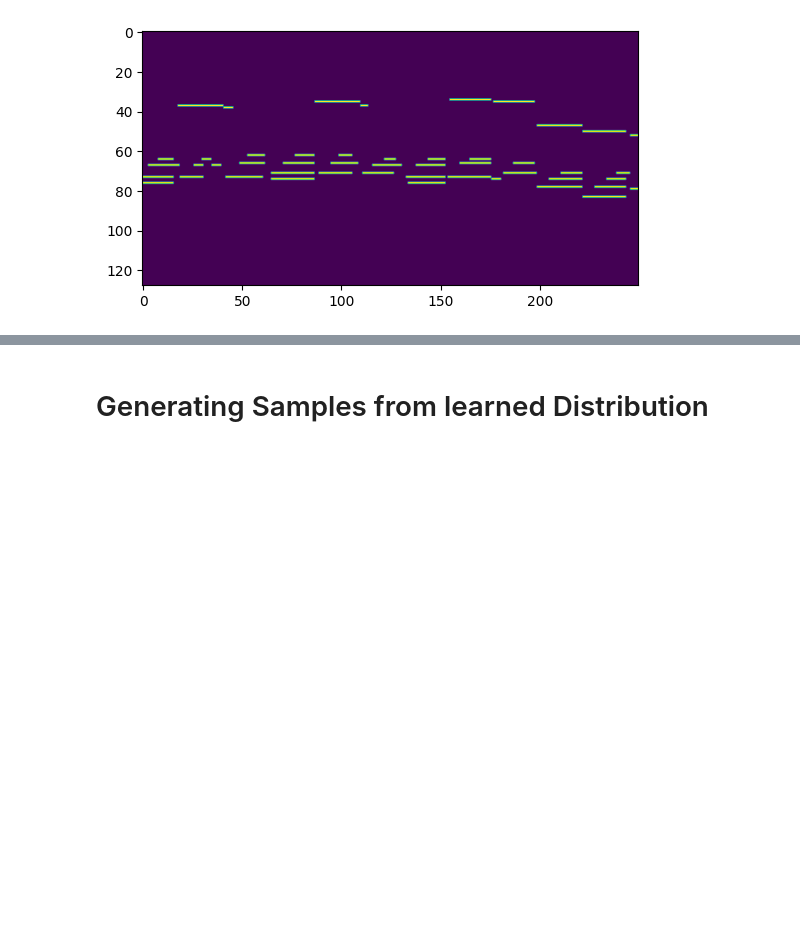
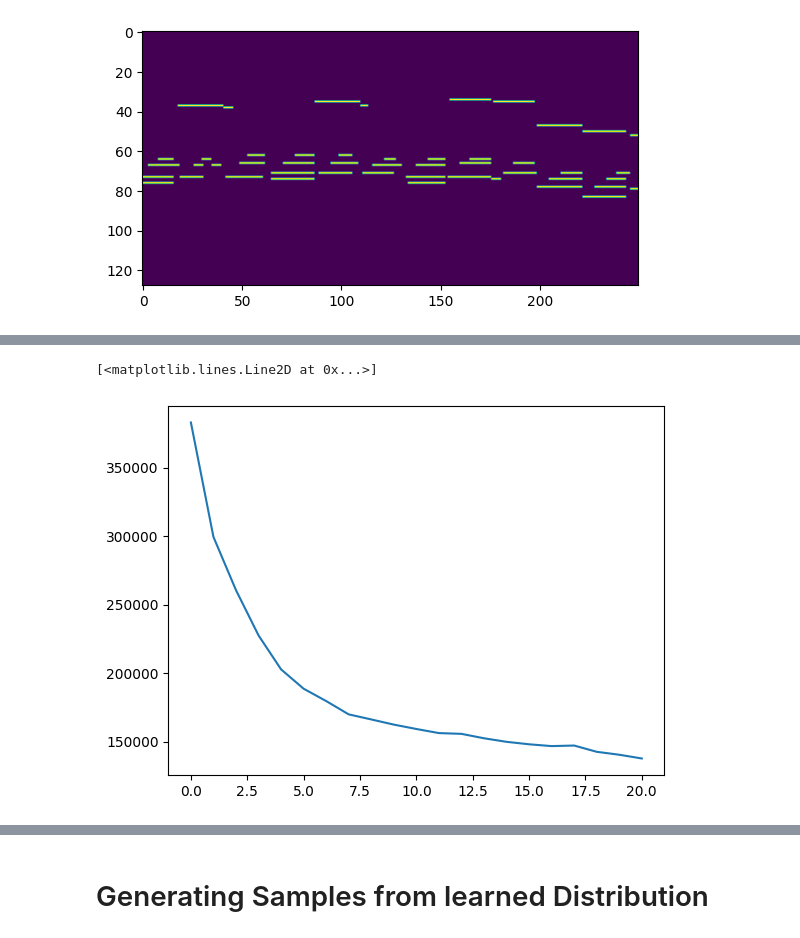
Before and after one commit to MarioPaerle/DIATONICA, a Jupyter notebook: maestrovae.ipynb, the cells around one changed output, grey strips where cells are left out. Drawn from its saved outputs; the diff is of its cells as text; code cells hidden in the pictures; blank space fills up the shorter version.

```diff
--- a/maestrovae.ipynb
+++ b/maestrovae.ipynb
@@ -167,3 +182,8 @@ KeyboardInterrupt:
+# %%
+plt.plot([m.item() for m in mean_losses])
+# %% [output]
+[<matplotlib.lines.Line2D at 0x...>]
+[figure, added]
 # %%
 model.eval()
 with torch.no_grad():
```
Also changed, not shown: parts of 7 cells of this notebook.
